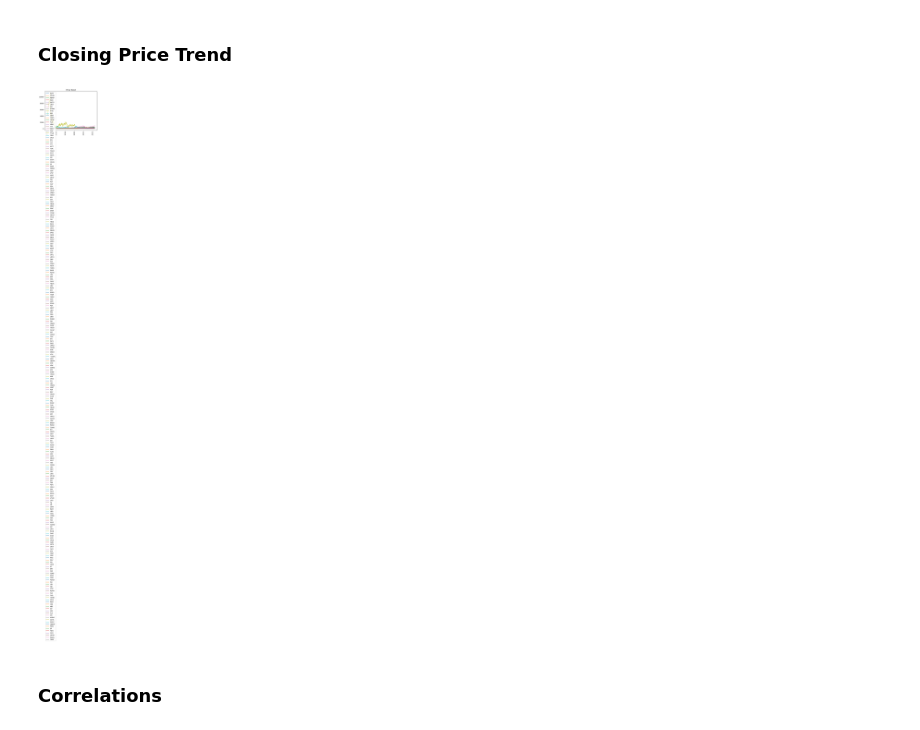
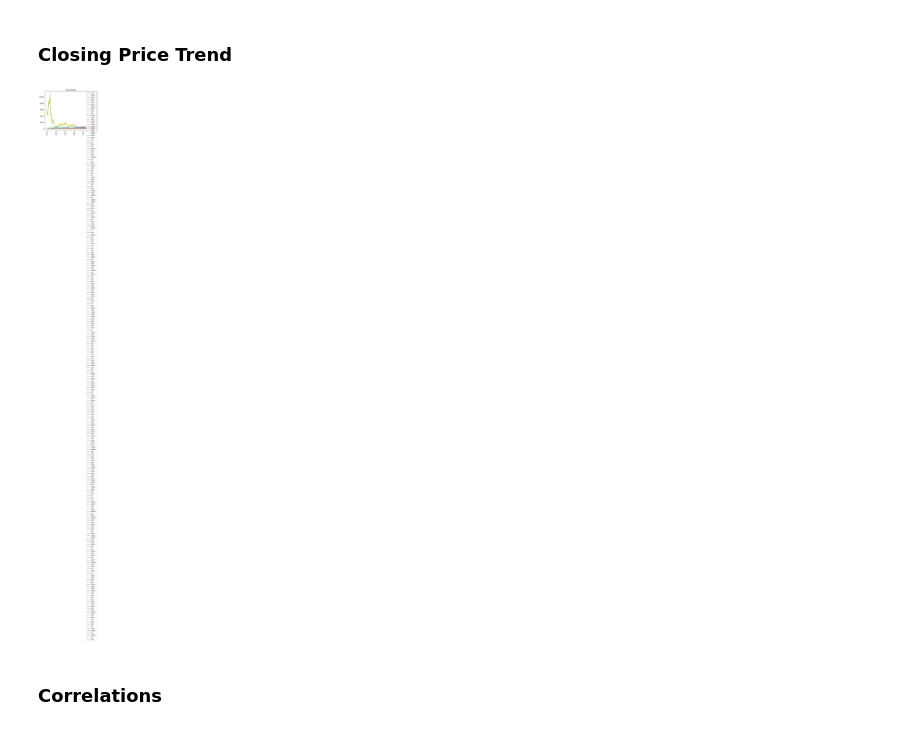
Before and after one commit to sean123174/codeLibrary, a Jupyter notebook: python/portfolio-optimization.ipynb, the cells around one changed output. Saved outputs shown, nothing was run; the diff lists cells and outputs as text; code cells hidden in the pictures.

```diff
--- a/python/portfolio-optimization.ipynb
+++ b/python/portfolio-optimization.ipynb
@@ -431,13 +431,13 @@ plt.show()
 # %%
 # Plot the close prices
 plt.figure()
 plt.plot(df.loc[:,top_etf[:-2]]) # Excluded S&P 500 because of scale
 plt.title('Price Trend')
-plt.legend(df.columns)
+plt.legend(df.loc[:,top_etf[:-2]].columns)
 plt.xticks(rotation=90)
 plt.show()
 # %% [output]
-[figure, old version]
+[figure, new version]
 # %% [markdown]
 ### Correlations
 # %%
```
Also changed, not shown: parts of 15 cells of this notebook.
